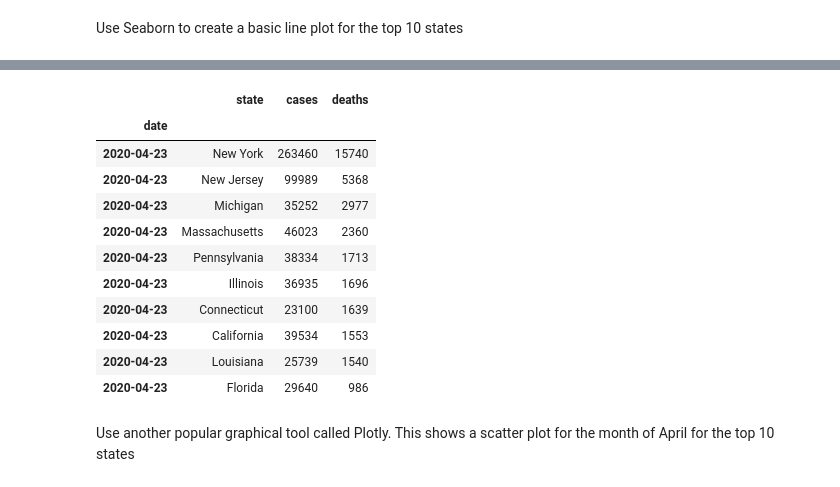
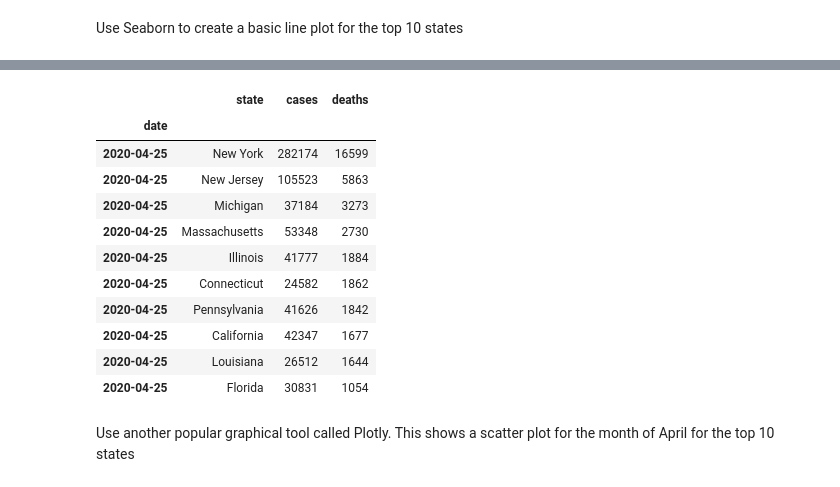
Before and after one commit to 5ft6/covid-19-Hawaii, a Jupyter notebook: Covid_19_Hawaii.ipynb, the cells around one changed output, grey strips where cells are left out. Cells and saved outputs as stored; diff of their text form; code cells hidden in the pictures.

```diff
--- a/Covid_19_Hawaii.ipynb
+++ b/Covid_19_Hawaii.ipynb
@@ -164,19 +149,19 @@ ax.fig.subplots_adjust(wspace=.2)
 # %%
-top_states_april_current_df = top_states_df.loc["2020-04-23":today].sort_values(by=["deaths", "cases"], ascending=False)
+top_states_april_current_df = top_states_df.loc["2020-04-25":today].sort_values(by=["deaths", "cases"], ascending=False)
 top_states_april_current_df.head(12)
 # %% [output]
 |  | state | cases | deaths |
 | date |  |  |  |
-| 2020-04-23 | New York | 263460 | 15740 |
-| 2020-04-23 | New Jersey | 99989 | 5368 |
-| 2020-04-23 | Michigan | 35252 | 2977 |
-| 2020-04-23 | Massachusetts | 46023 | 2360 |
-| 2020-04-23 | Pennsylvania | 38334 | 1713 |
-| 2020-04-23 | Illinois | 36935 | 1696 |
-| 2020-04-23 | Connecticut | 23100 | 1639 |
-| 2020-04-23 | California | 39534 | 1553 |
-| 2020-04-23 | Louisiana | 25739 | 1540 |
-| 2020-04-23 | Florida | 29640 | 986 |
+| 2020-04-25 | New York | 282174 | 16599 |
+| 2020-04-25 | New Jersey | 105523 | 5863 |
+| 2020-04-25 | Michigan | 37184 | 3273 |
+| 2020-04-25 | Massachusetts | 53348 | 2730 |
+| 2020-04-25 | Illinois | 41777 | 1884 |
+| 2020-04-25 | Connecticut | 24582 | 1862 |
+| 2020-04-25 | Pennsylvania | 41626 | 1842 |
+| 2020-04-25 | California | 42347 | 1677 |
+| 2020-04-25 | Louisiana | 26512 | 1644 |
+| 2020-04-25 | Florida | 30831 | 1054 |
 # %% [markdown]
 Use another popular graphical tool called Plotly. This shows a scatter plot for the month of April for the top 10 states
 # %%
```
Also changed, not shown: parts of 26 cells of this notebook.
